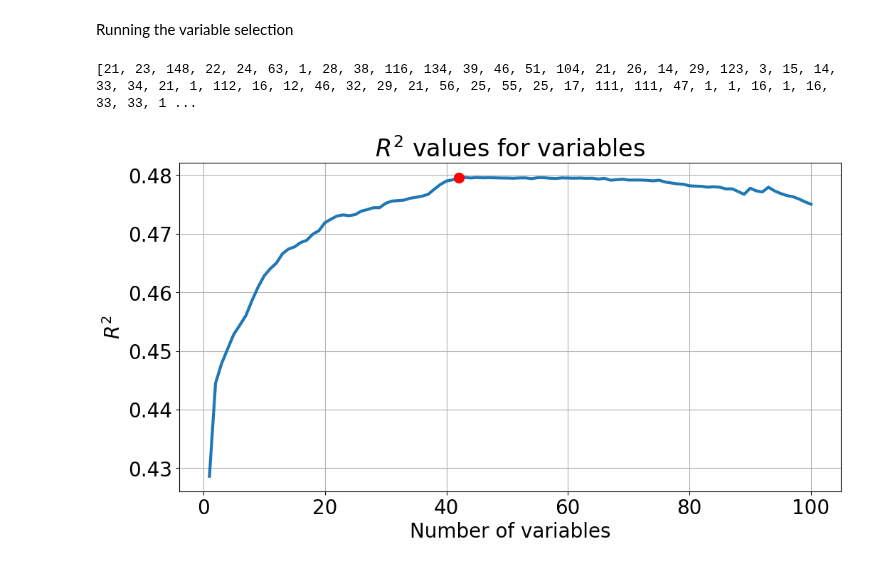
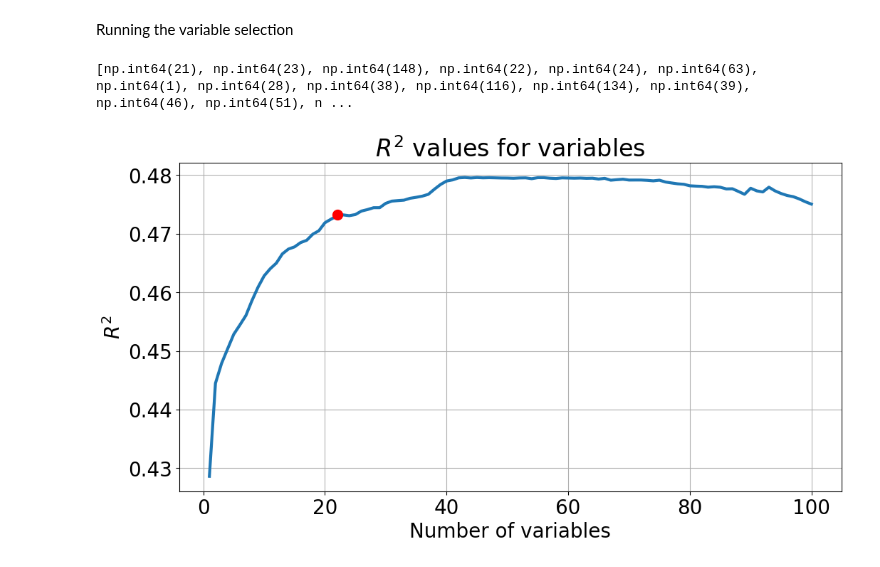
Before and after one commit to PauliAnt/ADAML_PA, a Jupyter notebook: week06-variable-selection.ipynb, the cells around one changed output. Saved outputs shown, nothing was run; the diff lists cells and outputs as text; code cells hidden in the pictures.

```diff
--- a/week06-variable-selection.ipynb
+++ b/week06-variable-selection.ipynb
@@ -93,29 +92,29 @@ selected_features, R2_values, s_names = pls_r2_variable_selection(X_cal, Y_cal,
 # %%
 fig = plt.figure(figsize=(12, 6))
 
 TITLEFONT = 24
 AXISFONT = 20
 LEGENDFONT = 18
 
 plt.rc('xtick', labelsize=AXISFONT)
 plt.rc('ytick', labelsize=AXISFONT)
 
 plt.plot( range(1, 101), R2_values[:100], "-",linewidth=3 )
-plt.plot(42,R2_values[42],'ro',markersize=10)
+plt.plot(22,R2_values[22],'ro',markersize=10)
 plt.plot
 plt.grid()
 plt.title( r"$R^2$ values for variables",fontsize=TITLEFONT )
 plt.ylabel( r"$R^2$",fontsize=AXISFONT )
 plt.xlabel("Number of variables", fontsize=AXISFONT)
 
 print( selected_features )
 
 X_cal.columns[selected_features]
 
 
 df = pd.DataFrame({'Column':s_names,'Cumulative R2':R2_values})
 # %% [output]
-[21, 23, 148, 22, 24, 63, 1, 28, 38, 116, 134, 39, 46, 51, 104, 21, 26, 14, 29, 123, 3, 15, 14, 33, 34, 21, 1, 112, 16, 12, 46, 32, 29, 21, 56, 25, 55, 25, 17, 111, 111, 47, 1, 1, 16, 1, 16, 33, 33, 1 ...
+[np.int64(21), np.int64(23), np.int64(148), np.int64(22), np.int64(24), np.int64(63), np.int64(1), np.int64(28), np.int64(38), np.int64(116), np.int64(134), np.int64(39), np.int64(46), np.int64(51), n ...
-[figure, old version]
+[figure, new version]
 # %%
 df.to_csv('variables.csv')
```
Also changed, not shown: parts of 2 cells of this notebook, 2 other files.
